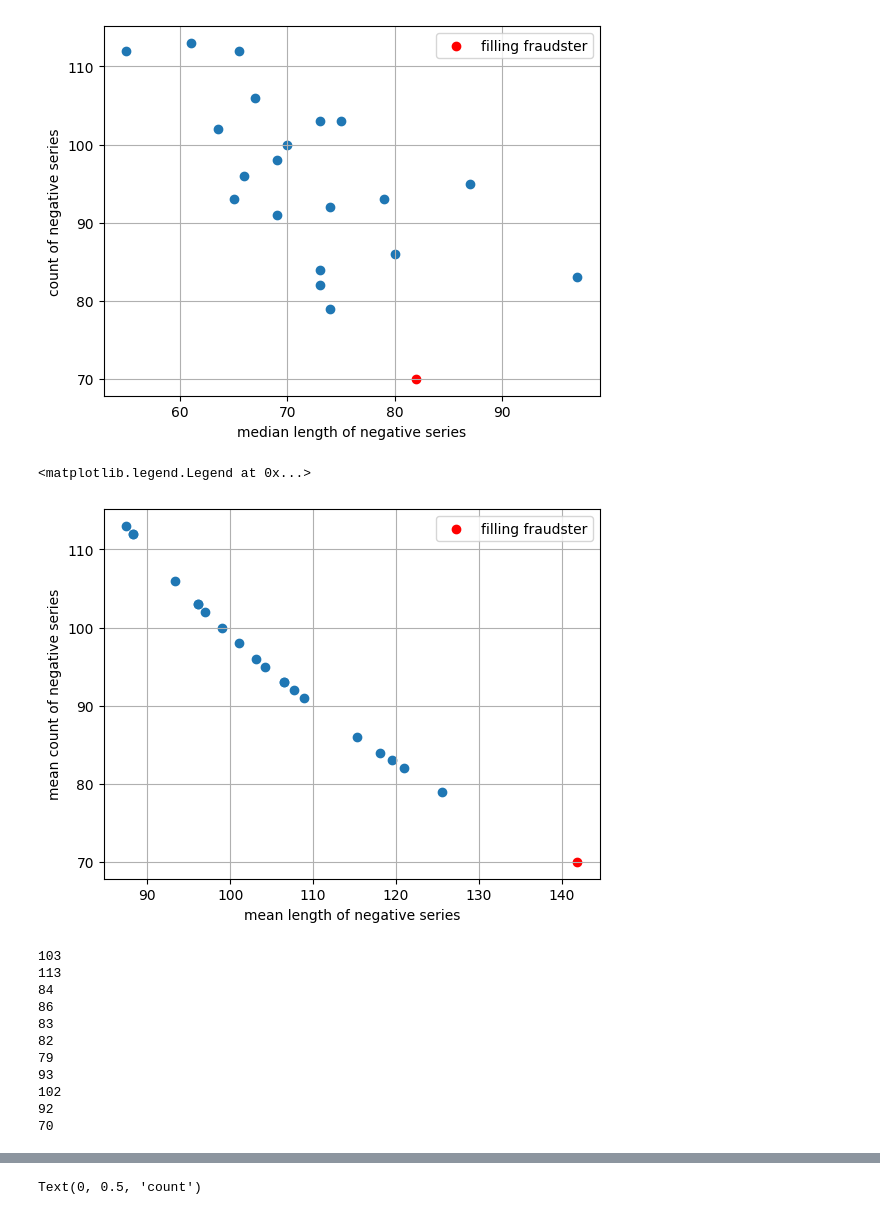
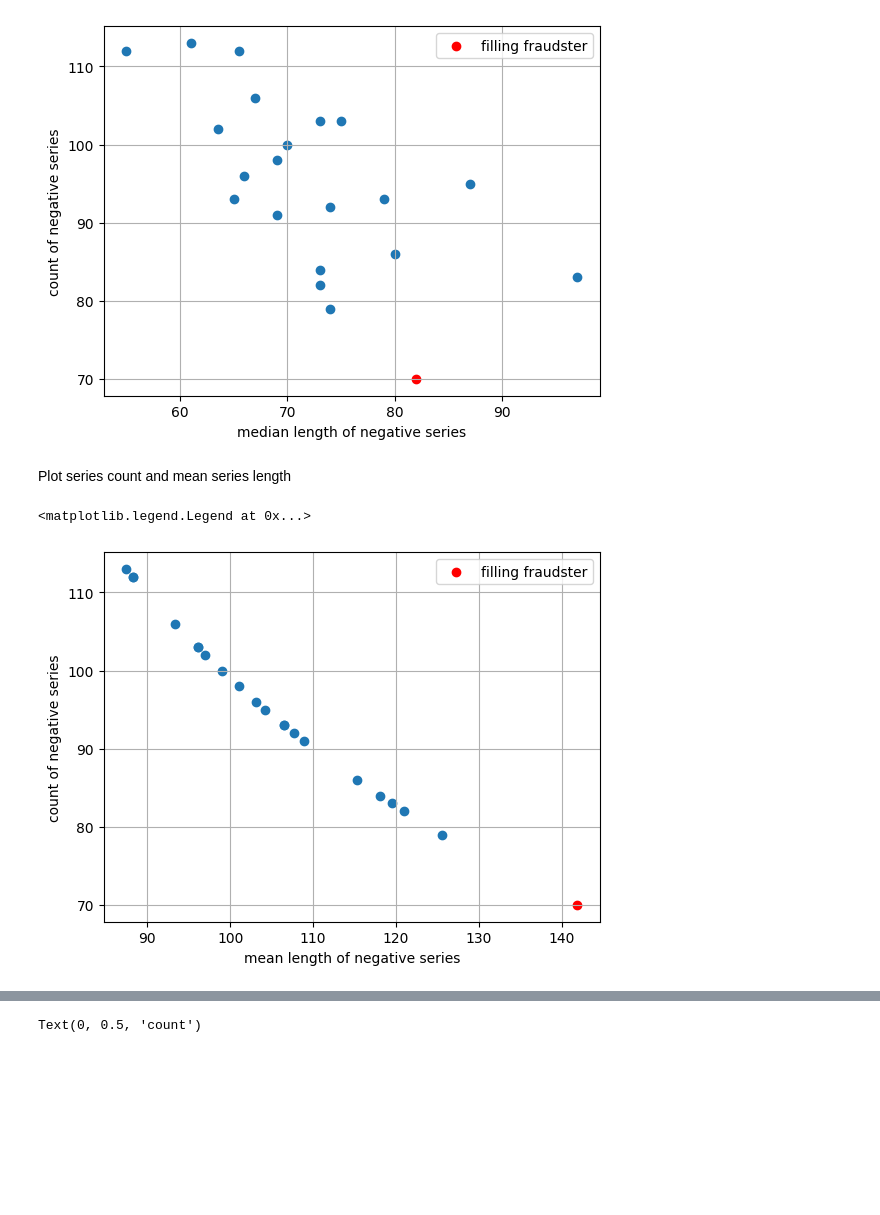
Before and after one commit to benjamin-adrian/fraud_detection_example, a Jupyter notebook: Fraud_Workbench.ipynb, the cells around one changed output, grey strips where cells are left out. Drawn from its saved outputs; the diff is of its cells as text; code cells hidden in the pictures; blank space fills up the shorter version.

```diff
--- a/Fraud_Workbench.ipynb
+++ b/Fraud_Workbench.ipynb
@@ -9,5 +20,5 @@ import matplotlib.pyplot as plt
 # %%
-inzidenz = 990
-p_i = 990.0 / 100000
-number_tests = 10000
+inzidenz = 990                   # given incidence
+p_i = inzidenz / 100000.0        # resulting probability
+number_tests = 10000             # given number of tests
 # %%
@@ -210,5 +241,10 @@ plt.show()
 # %%
 def count_zero_series(df):
+    """
+    Computes features of series of zero values.
+    @param df: Dataframe with differentiated values.
+    @return: Series of zero-series-length distribution
+    """
     old = 0
     count = 0
 
@@ -262,43 +290,19 @@ plt.legend()
 # %% [output]
 <matplotlib.legend.Legend at 0x...>
 [figure]
+# %% [markdown]
+Plot series count and mean series length
 # %%
 x=[count_zero_series(df_sum[i].diff()).mean() for i in range(20)]
 y=[count_zero_series(df_sum[i].diff()).count() for i in range(20)]
 
 
 plt.scatter(x,y)
 plt.scatter(count_zero_series(df_sum["ff"].diff()).mean(),count_zero_series(df_sum["ff"].diff()).count(), label="filling fraudster", color="red")
-
-
-#plt.scatter(count_zero_series(df_sum["fc"].diff()).mean(),count_zero_series(df_sum["fc"].diff()).count())
-#plt.scatter(count_zero_series(df_sum["f"].diff()).mean(),count_zero_series(df_sum["f"].diff()).count())
 plt.grid()
 plt.xlabel("mean length of negative series")
-plt.ylabel("mean count of negative series")
+plt.ylabel("count of negative series")
 plt.legend()
-#print(count_zero_series(df_sum["ff"].diff()).mean())
-#print(count_zero_series(df_sum["fc"].diff()).mean())
-#print(count_zero_series(df_sum["f"].diff()).mean())
-#print(count_zero_series(df_sum["f*"].diff()).mean())
 # %% [output]
 <matplotlib.legend.Legend at 0x...>
-[figure, old version]
+[figure, new version]
-# %%
-
-print(count_zero_series(df_sum["ff"].diff()).count())
-#print(count_zero_series(df_sum["fc"].diff()).count())
-#print(count_zero_series(df_sum["f"].diff()).count())
-#print(count_zero_series(df_sum["f*"].diff()).count())
-# %% [output]
-103
-113
-84
-86
-83
-82
-79
-93
-102
-92
-70
```
Also changed, not shown: parts of 75 cells of this notebook.
